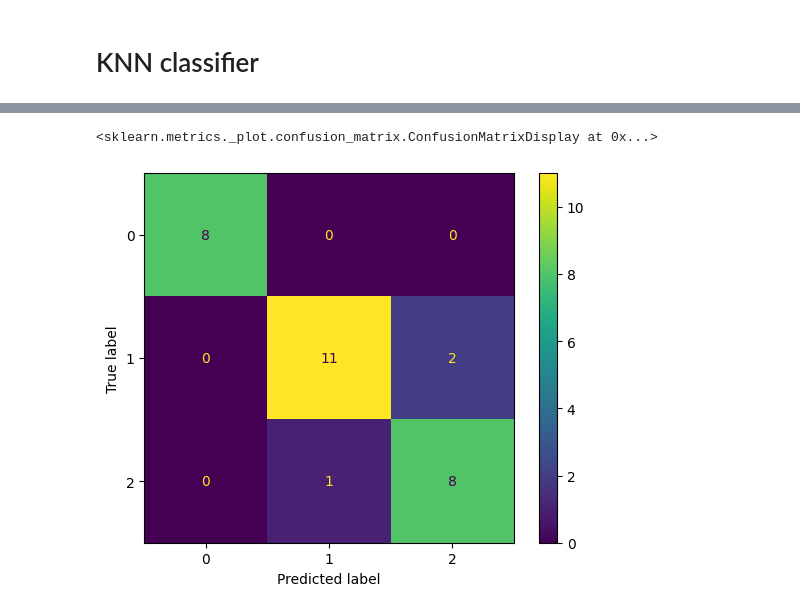
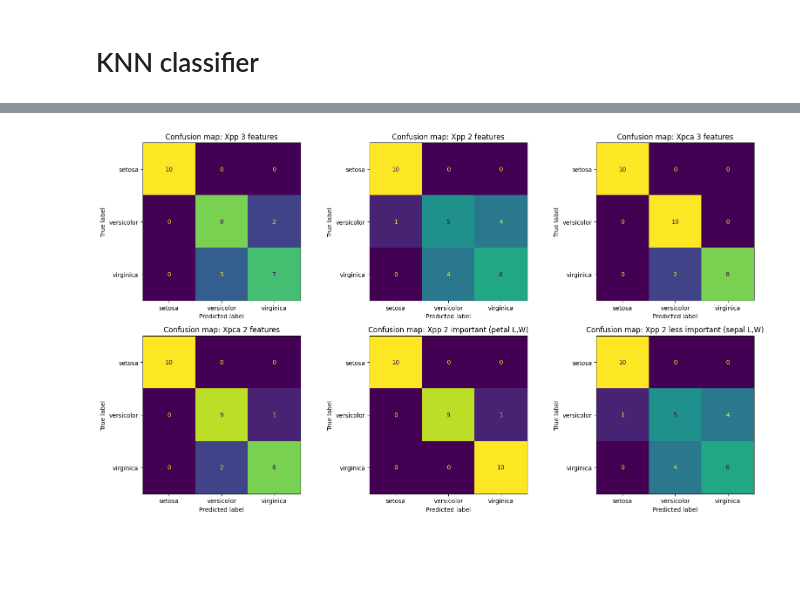
Before and after one commit to janosv246/MPA-MLF, a Jupyter notebook: Lab_04/MPA_MLF_PCA_2.ipynb, the cells around one changed output, grey strips where cells are left out. Saved outputs shown, nothing was run; the diff lists cells and outputs as text; code cells hidden in the pictures; blank space fills up the shorter version.

```diff
--- a/Lab_04/MPA_MLF_PCA_2.ipynb
+++ b/Lab_04/MPA_MLF_PCA_2.ipynb
@@ -193,25 +167,0 @@ ConfusionMatrixDisplay.from_predictions(y_test,Ypred)
-# %%
-# Now do the same (data set split, KNN, confusion matrix), but for PCA-transformed data (1st two principal components, i.e., first two columns).
-# Compare the results with full dataset
-
-from sklearn.datasets import load_iris
-iris=load_iris()
-
-from sklearn.model_selection import train_test_split
-X=Xpca[:, :2]
-y=iris.target
-X_train, X_test, y_train, y_test = train_test_split(X,y,test_size=0.2)
-
-from sklearn.neighbors import KNeighborsClassifier
-knn1=KNeighborsClassifier(n_neighbors = 3)
-knn1.fit(X_train,y_train)
-Ypred=knn1.predict(X_test)
-
-# Import and show confusion matrix
-from sklearn.metrics import confusion_matrix
-from sklearn.metrics import ConfusionMatrixDisplay
-confusion_matrix(y_test,Ypred)
-ConfusionMatrixDisplay.from_predictions(y_test,Ypred)
-# %% [output]
-<sklearn.metrics._plot.confusion_matrix.ConfusionMatrixDisplay at 0x...>
-[figure, removed]
@@ -219,0 +168,38 @@ ConfusionMatrixDisplay.from_predictions(y_test,Ypred)
+# %%
+import matplotlib.pyplot as plt
+from sklearn.datasets import load_iris
+from sklearn.preprocessing import StandardScaler
+from sklearn.decomposition import PCA
+from sklearn.model_selection import train_test_split
+from sklearn.neighbors import KNeighborsClassifier
+from sklearn.metrics import ConfusionMatrixDisplay
+
+iris = load_iris()
+X, y = iris.data, iris.target
+
+Xpp = StandardScaler().fit_transform(X)
+Xpca3 = PCA(n_components=3).fit_transform(Xpp)
+Xpca2 = PCA(n_components=2).fit_transform(Xpp)
+
+datasets = [
+    ("Confusion map: Xpp 3 features", Xpp[:, :3]),
+    ("Confusion map: Xpp 2 features", Xpp[:, :2]),
+    ("Confusion map: Xpca 3 features", Xpca3),
+    ("Confusion map: Xpca 2 features", Xpca2),
+    ("Confusion map: Xpp 2 important", Xpp[:, [2, 3]]),
+    ("Confusion map: Xpp 2 less important", Xpp[:, [0, 1]]),
+]
+
+fig, axes = plt.subplots(2, 3, figsize=(16, 9))
+axes = axes.ravel()
+
+for ax, (title, Xd) in zip(axes, datasets):
+    Xtr, Xte, ytr, yte = train_test_split(Xd, y, test_size=0.2, random_state=42, stratify=y)
+    knn = KNeighborsClassifier(n_neighbors=3).fit(Xtr, ytr)
+    ConfusionMatrixDisplay.from_predictions(yte, knn.predict(Xte), display_labels=iris.target_names, ax=ax, colorbar=False)
+    ax.set_title(title)
+
+plt.tight_layout()
+plt.show()
+# %% [output]
+[figure, added]
```
Also changed, not shown: parts of 2 cells of this notebook.
